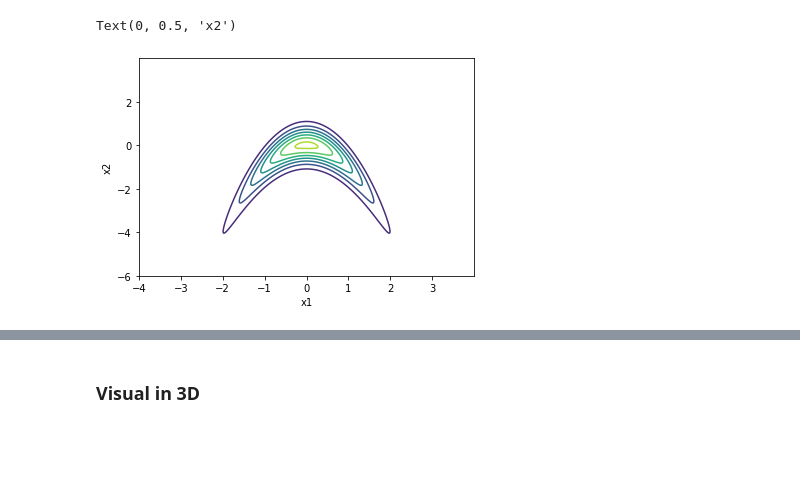
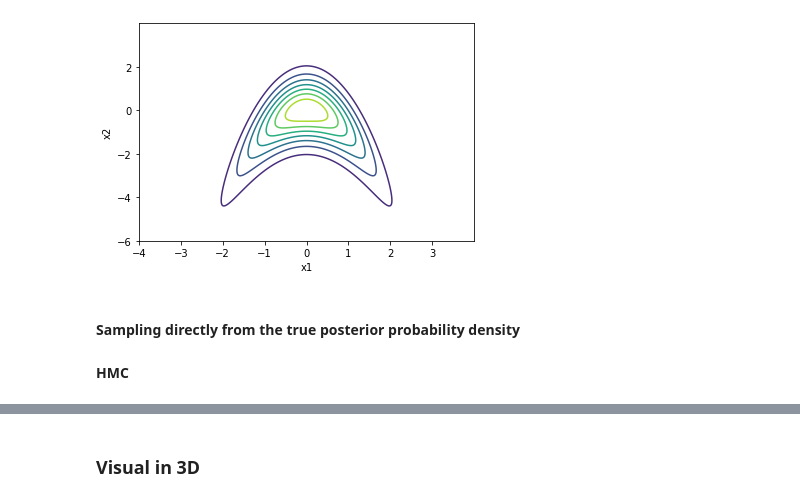
Before and after one commit to GeorgeLiang3/repository1, a Jupyter notebook: Banana_0.1-Bayes inference.ipynb, the cells around one changed output, grey strips where cells are left out. Saved outputs shown, nothing was run; the diff lists cells and outputs as text; code cells hidden in the pictures; blank space fills up the shorter version.

```diff
--- a/Banana_0.1-Bayes inference.ipynb
+++ b/Banana_0.1-Bayes inference.ipynb
@@ -12,16 +14,22 @@ import pandas as pd
 %matplotlib inline
 # %%
 from scipy.stats import multivariate_normal
-x, y = np.mgrid[-4:4:.01, -6:4:.01]
-pos = np.empty(x.shape + (2,))
-pos[:, :, 0] = x; pos[:, :, 1] = x**2+y
-rv = multivariate_normal([0, 0], [[1, 0], [0, 0.3]])
-plt.contour(x, y, rv.pdf(pos))
-plt.xlabel("x1")
-plt.ylabel("x2")
+
+def plot_true():
+    x, y = np.mgrid[-4:4:.01, -6:4:.01]
+    pos = np.empty(x.shape + (2,))
+    pos[:, :, 0] = x; pos[:, :, 1] = x**2+y
+    rv = multivariate_normal([0, 0], [[1, 0], [0, 1]])
+    plt.contour(x, y, rv.pdf(pos))
+    plt.xlabel("x1")
+    plt.ylabel("x2")
+plot_true()
 # %% [output]
-Text(0, 0.5, 'x2')
-[figure, old version]
+[figure, new version]
+# %% [markdown]
+#### Sampling directly from the true posterior probability density
+# %% [markdown]
+<b>HMC<b>
 # %%
 dtype = np.float32
 
```
Also changed, not shown: parts of 25 cells of this notebook, 4 other files.
